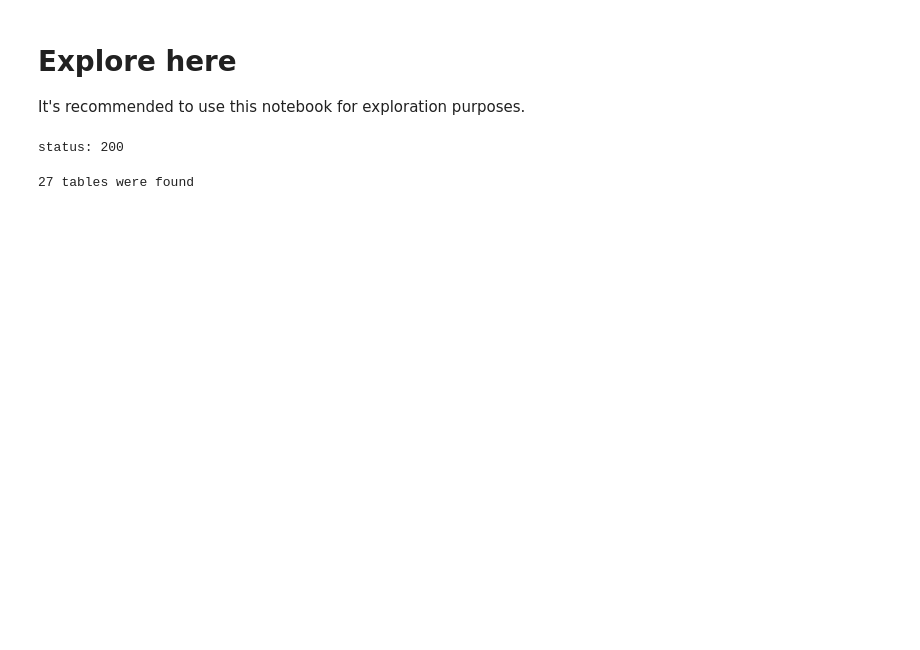
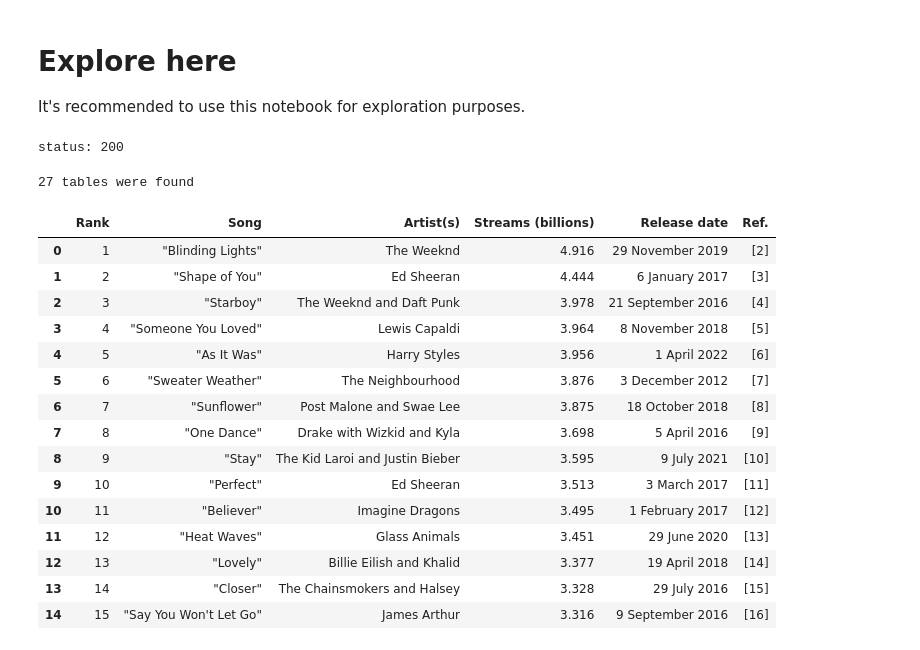
Before and after one commit to 4GeeksAcademy/Porter-s-web-scrapping-project, a Jupyter notebook: src/explore.ipynb, the cells around one changed output. Saved outputs shown, nothing was run; the diff lists cells and outputs as text; code cells hidden in the pictures; blank space fills up the shorter version.

```diff
--- a/src/explore.ipynb
+++ b/src/explore.ipynb
@@ -26,3 +29,25 @@ table = pd.read_html(url)
 print(f"{len(table)} tables were found")
 # %% [output]
 27 tables were found
+# %%
+# Visualize the first table for understanding of what is in the table
+
+df=table[0]
+df.head(15)
+# %% [output]
+|  | Rank | Song | Artist(s) | Streams (billions) | Release date | Ref. |
+| 0 | 1 | "Blinding Lights" | The Weeknd | 4.916 | 29 November 2019 | [2] |
+| 1 | 2 | "Shape of You" | Ed Sheeran | 4.444 | 6 January 2017 | [3] |
+| 2 | 3 | "Starboy" | The Weeknd and Daft Punk | 3.978 | 21 September 2016 | [4] |
+| 3 | 4 | "Someone You Loved" | Lewis Capaldi | 3.964 | 8 November 2018 | [5] |
+| 4 | 5 | "As It Was" | Harry Styles | 3.956 | 1 April 2022 | [6] |
+| 5 | 6 | "Sweater Weather" | The Neighbourhood | 3.876 | 3 December 2012 | [7] |
+| 6 | 7 | "Sunflower" | Post Malone and Swae Lee | 3.875 | 18 October 2018 | [8] |
+| 7 | 8 | "One Dance" | Drake with Wizkid and Kyla | 3.698 | 5 April 2016 | [9] |
+| 8 | 9 | "Stay" | The Kid Laroi and Justin Bieber | 3.595 | 9 July 2021 | [10] |
+| 9 | 10 | "Perfect" | Ed Sheeran | 3.513 | 3 March 2017 | [11] |
+| 10 | 11 | "Believer" | Imagine Dragons | 3.495 | 1 February 2017 | [12] |
+| 11 | 12 | "Heat Waves" | Glass Animals | 3.451 | 29 June 2020 | [13] |
+| 12 | 13 | "Lovely" | Billie Eilish and Khalid | 3.377 | 19 April 2018 | [14] |
+| 13 | 14 | "Closer" | The Chainsmokers and Halsey | 3.328 | 29 July 2016 | [15] |
+| 14 | 15 | "Say You Won't Let Go" | James Arthur | 3.316 | 9 September 2016 | [16] |
```
Also changed, not shown: parts of 4 cells of this notebook, 1 other file.
